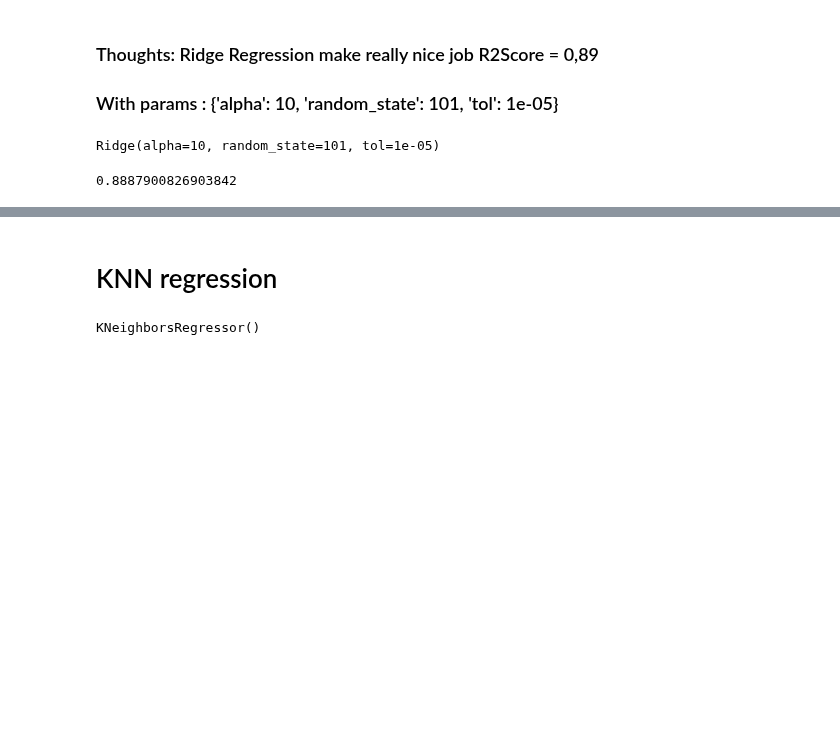
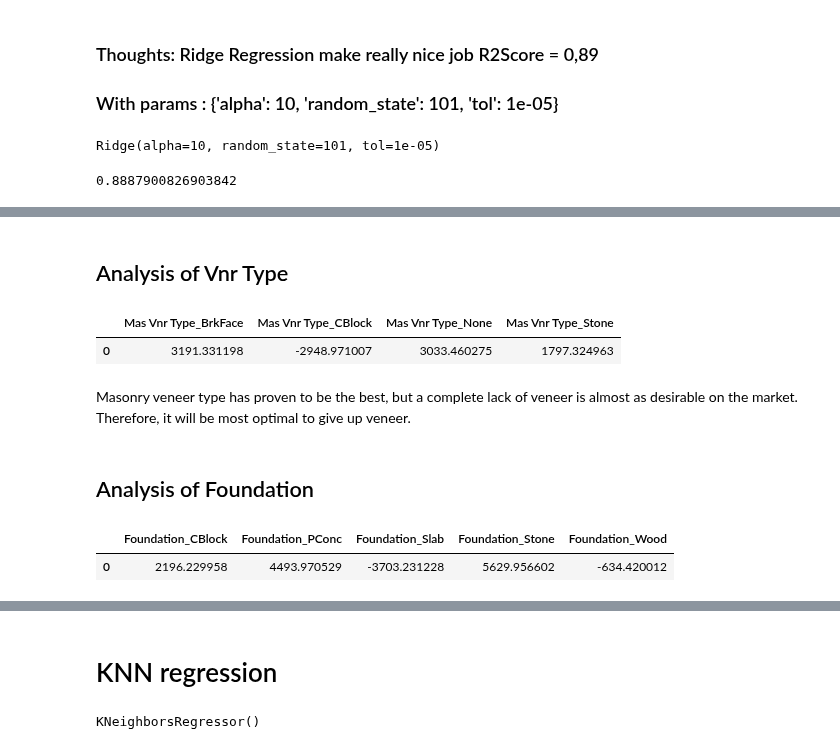
Before and after one commit to KacperChmura1/House-Price, a Jupyter notebook: ML.ipynb, the cells around one changed output, grey strips where cells are left out. Saved outputs shown, nothing was run; the diff lists cells and outputs as text; code cells hidden in the pictures; blank space fills up the shorter version.

```diff
--- a/ML.ipynb
+++ b/ML.ipynb
@@ -326,0 +384,2 @@ pickle.dump(ridge_final, open(filename, 'wb'))
+# %% [markdown]
+## Analysis of  Vnr Type
@@ -326,0 +388,16 @@ pickle.dump(ridge_final, open(filename, 'wb'))
+# %%
+coef_DataFrame[VnrType]
+# %% [output]
+|  | Mas Vnr Type_BrkFace | Mas Vnr Type_CBlock | Mas Vnr Type_None | Mas Vnr Type_Stone |
+| 0 | 3191.331198 | -2948.971007 | 3033.460275 | 1797.324963 |
+# %% [markdown]
+Masonry veneer type has proven to be the best, but a complete lack of veneer is almost as desirable on the market. Therefore, it will be most optimal to give up veneer.
+# %% [markdown]
+## Analysis of Foundation
+# %%
+Foundation = ["Foundation_CBlock","Foundation_PConc","Foundation_Slab","Foundation_Stone","Foundation_Wood"]
+# %%
+coef_DataFrame[Foundation]
+# %% [output]
+|  | Foundation_CBlock | Foundation_PConc | Foundation_Slab | Foundation_Stone | Foundation_Wood |
+| 0 | 2196.229958 | 4493.970529 | -3703.231228 | 5629.956602 | -634.420012 |
```
Also changed, not shown: parts of 38 cells of this notebook.
